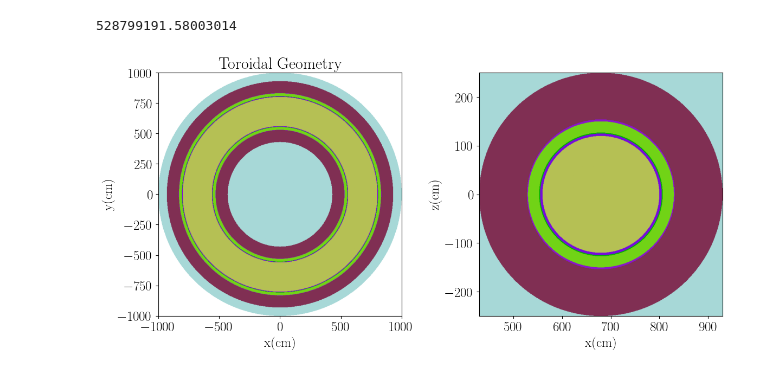
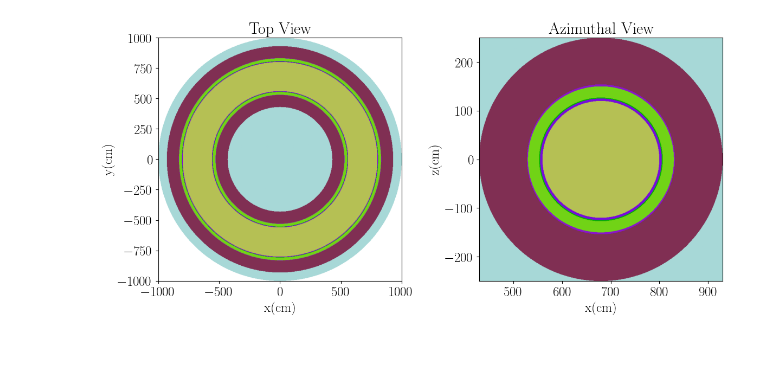
Before and after one commit to j-fletcher/barc_blanket, a Jupyter notebook: barc_blanket/models/plot_geometry.ipynb, the cells around one changed output. Saved outputs shown, nothing was run; the diff lists cells and outputs as text; code cells hidden in the pictures.

```diff
--- a/barc_blanket/models/plot_geometry.ipynb
+++ b/barc_blanket/models/plot_geometry.ipynb
@@ -64,10 +15,6 @@ blanket_tank = openmc.ZTorus(x0=0,y0=0,z0=0,a=680,b=127,c=127)
 tank_divider_in = openmc.ZTorus(x0=0,y0=0,z0=0,a=680,b=150,c=150)
 tank_divider_out = openmc.ZTorus(x0=0,y0=0,z0=0,a=680,b=154,c=152)
 burner_tank = openmc.ZTorus(x0=0,y0=0,z0=0,a=680,b=250,c=250)
-burner_tank_volume = (2*np.pi**2*250**2 * 680) - (2*np.pi**2*152**2 * 680)
-print(burner_tank_volume)
-# %% [output]
-528799191.58003014
 # %%
 plasma_cell = openmc.Cell()
 plasma_cell.region = -plasma
@@ -106,28 +53,30 @@ universe.add_cell(container_cell)
 # %%
 
 fig, ax = plt.subplots(1,2, figsize=[12,6])
 
 universe.plot(width=(2000.0, 2000.0),
                origin=(0.0, 0.0, 0.1),
                pixels=500000,
                color_by='cell',
                axes=ax[0]
                )
 
 universe.plot(width=(500.0, 500.0),
               origin=(680.0, 0.0, 0.1),
               basis='xz',
               pixels=500000,
               color_by='cell',
               axes=ax[1]
                )
 
-ax[0].set_title('Toroidal Geometry')
+ax[0].set_title('Top View')
 ax[0].set_xlabel('x(cm)')
 ax[0].set_ylabel('y(cm)')
+ax[1].set_title('Azimuthal View')
 ax[1].set_xlabel('x(cm)')
 ax[1].set_ylabel('z(cm)')
 fig.tight_layout()
+
 plt.savefig('geometry.png')
 # %% [output]
-[figure, old version]
+[figure, new version]
```
Also changed, not shown: parts of 2 cells of this notebook, 1 other file.
